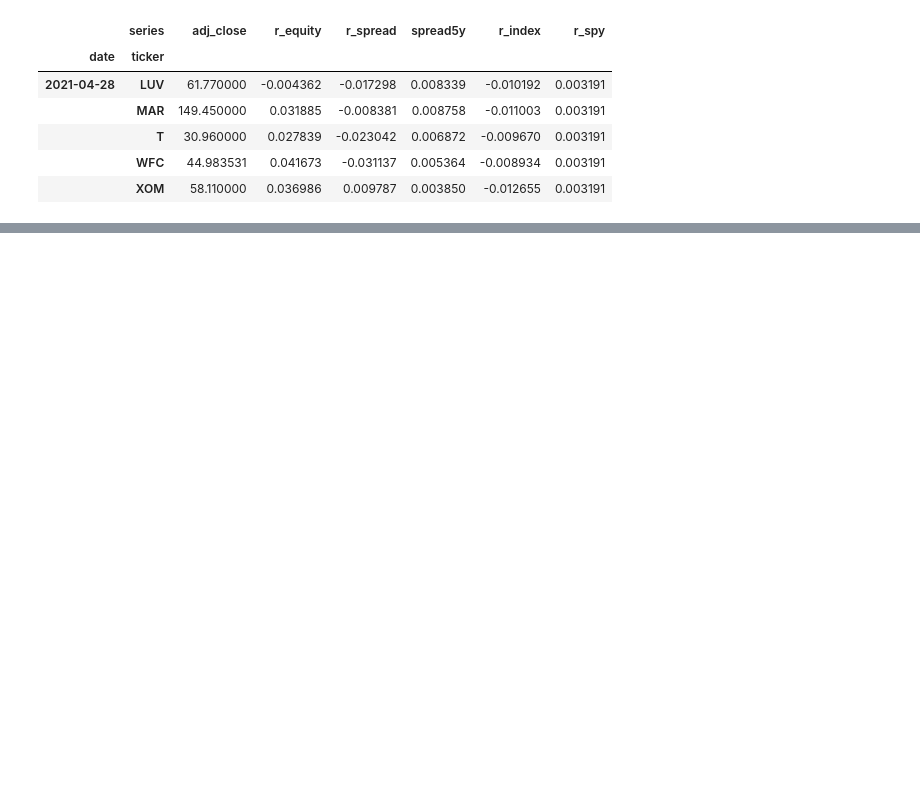
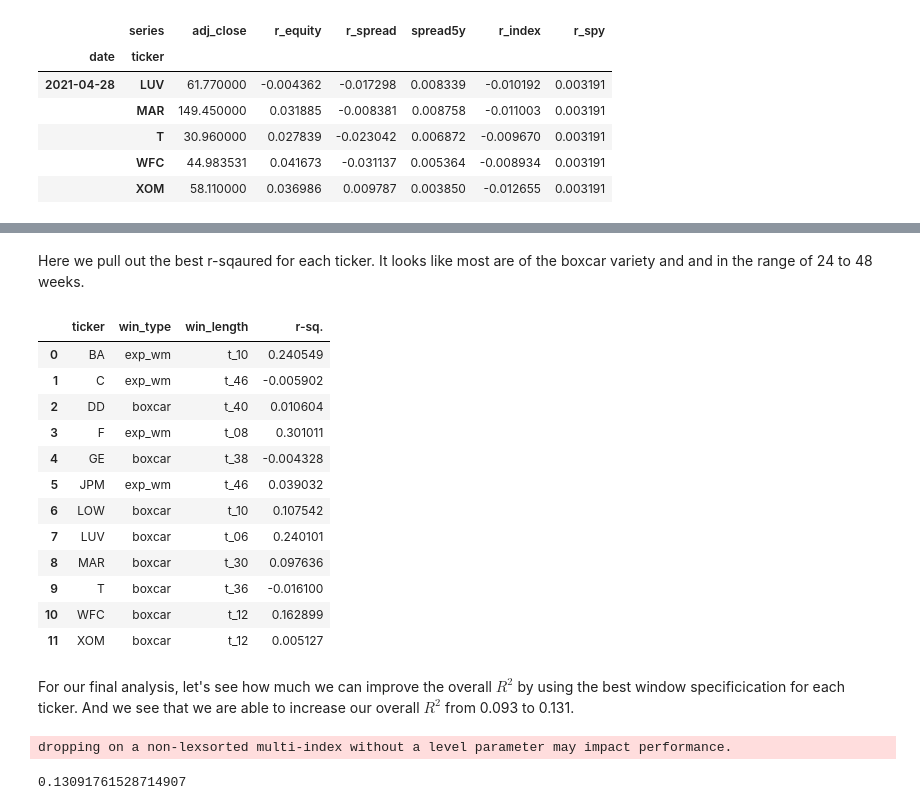
Before and after one commit to CalebEverett/finm33150-predictive-regression, a Jupyter notebook: predictive_regression.ipynb, the cells around one changed output, grey strips where cells are left out. Drawn from its saved outputs; the diff is of its cells as text; code cells hidden in the pictures; blank space fills up the shorter version.

```diff
--- a/predictive_regression.ipynb
+++ b/predictive_regression.ipynb
@@ -211,0 +161,3 @@ dtype: float64
+# %%
+df_resid = utils.get_contemp_resids(df_data)
+df_resid.head()
@@ -211,0 +220,2 @@ dtype: float64
+# %%
+ df_resid_pred = utils.get_predicted_resids(df_resid)
@@ -211,0 +233,2 @@ dtype: float64
+# %%
+df_ticker_rsq = utils.get_ticker_rsq(df_resid_pred)
@@ -211,0 +240,29 @@ dtype: float64
+# %% [markdown]
+Here we pull out the best r-sqaured for each ticker. It looks like most are of the boxcar variety and and in the range of 24 to 48 weeks.
+# %%
+max_rsqs = []
+for s in df_ticker_rsq.columns.levels[0]:
+    w = df_ticker_rsq[s].max().idxmax()
+    t = df_ticker_rsq[s][w].idxmax()
+
+    max_rsqs.append((s, w, t, df_ticker_rsq[s][w].max()))
+# %%
+df_max_rsq = pd.DataFrame(max_rsqs)
+df_max_rsq.columns = ["ticker", "win_type", "win_length", "r-sq."]
+df_max_rsq
+# %% [output]
+|  | ticker | win_type | win_length | r-sq. |
+| 0 | BA | exp_wm | t_10 | 0.240549 |
+| 1 | C | exp_wm | t_46 | -0.005902 |
+| 2 | DD | boxcar | t_40 | 0.010604 |
+| 3 | F | exp_wm | t_08 | 0.301011 |
+| 4 | GE | boxcar | t_38 | -0.004328 |
+| 5 | JPM | exp_wm | t_46 | 0.039032 |
+| 6 | LOW | boxcar | t_10 | 0.107542 |
+| 7 | LUV | boxcar | t_06 | 0.240101 |
+| 8 | MAR | boxcar | t_30 | 0.097636 |
+| 9 | T | boxcar | t_36 | -0.016100 |
+| 10 | WFC | boxcar | t_12 | 0.162899 |
+| 11 | XOM | boxcar | t_12 | 0.005127 |
+# %% [markdown]
+For our final analysis, let's see how much we can improve the overall $R^2$ by using the best window specificication for each ticker. And we see that we are able to increase our overall $R^2$ from 0.093 to 0.131.
@@ -211,0 +273,6 @@ dtype: float64
+# %%
+df_best_rsq = pd.concat(best_resids, axis=1).sort_index(axis=1).stack("stat").reset_index().groupby("stat").sum().sum(axis=1)
+1 - df_best_rsq.resid_sq / df_best_rsq.error_sq
+# %% [output]
+dropping on a non-lexsorted multi-index without a level parameter may impact performance.
+0.13091761528714907
```
Also changed, not shown: parts of 38 cells of this notebook, 1 other file.
